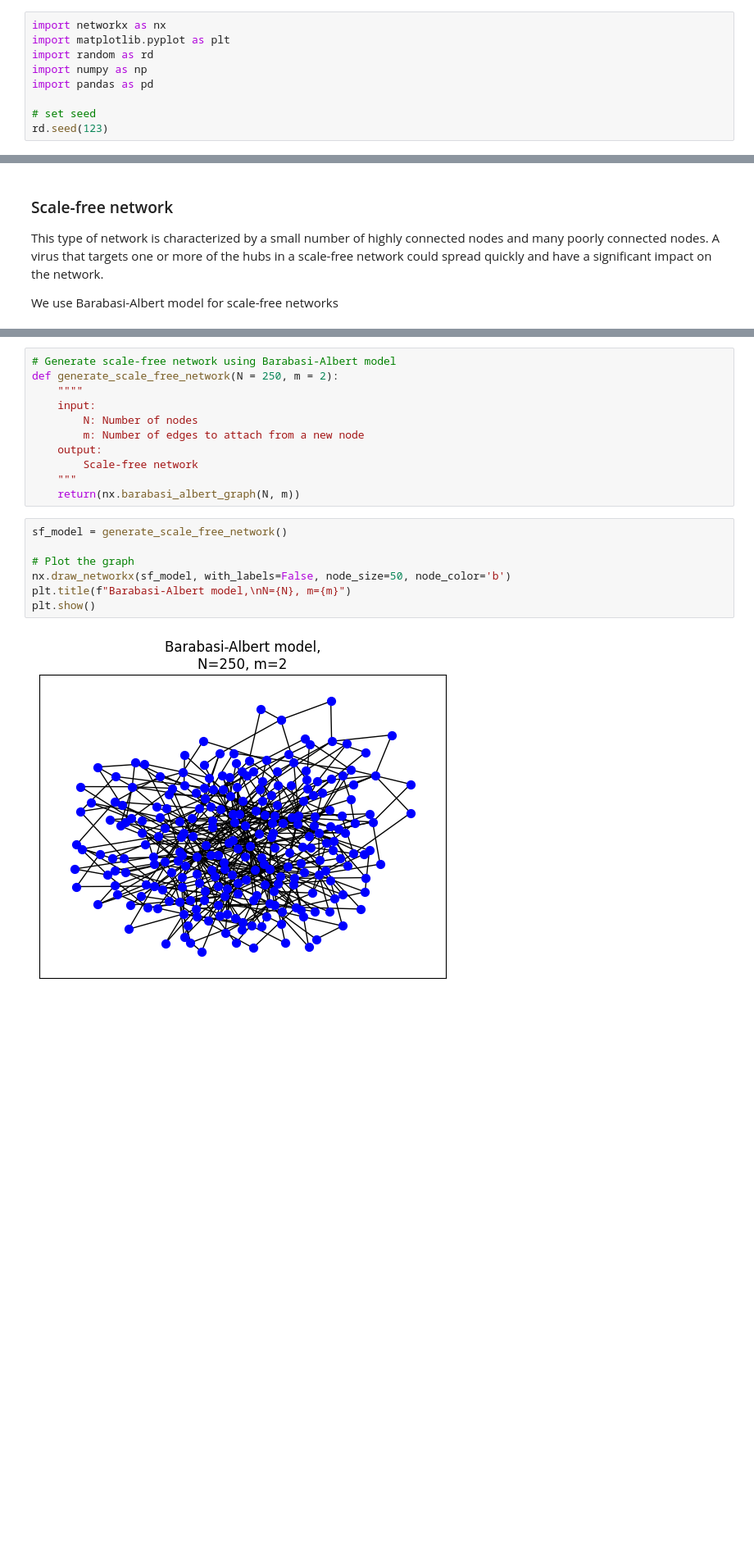
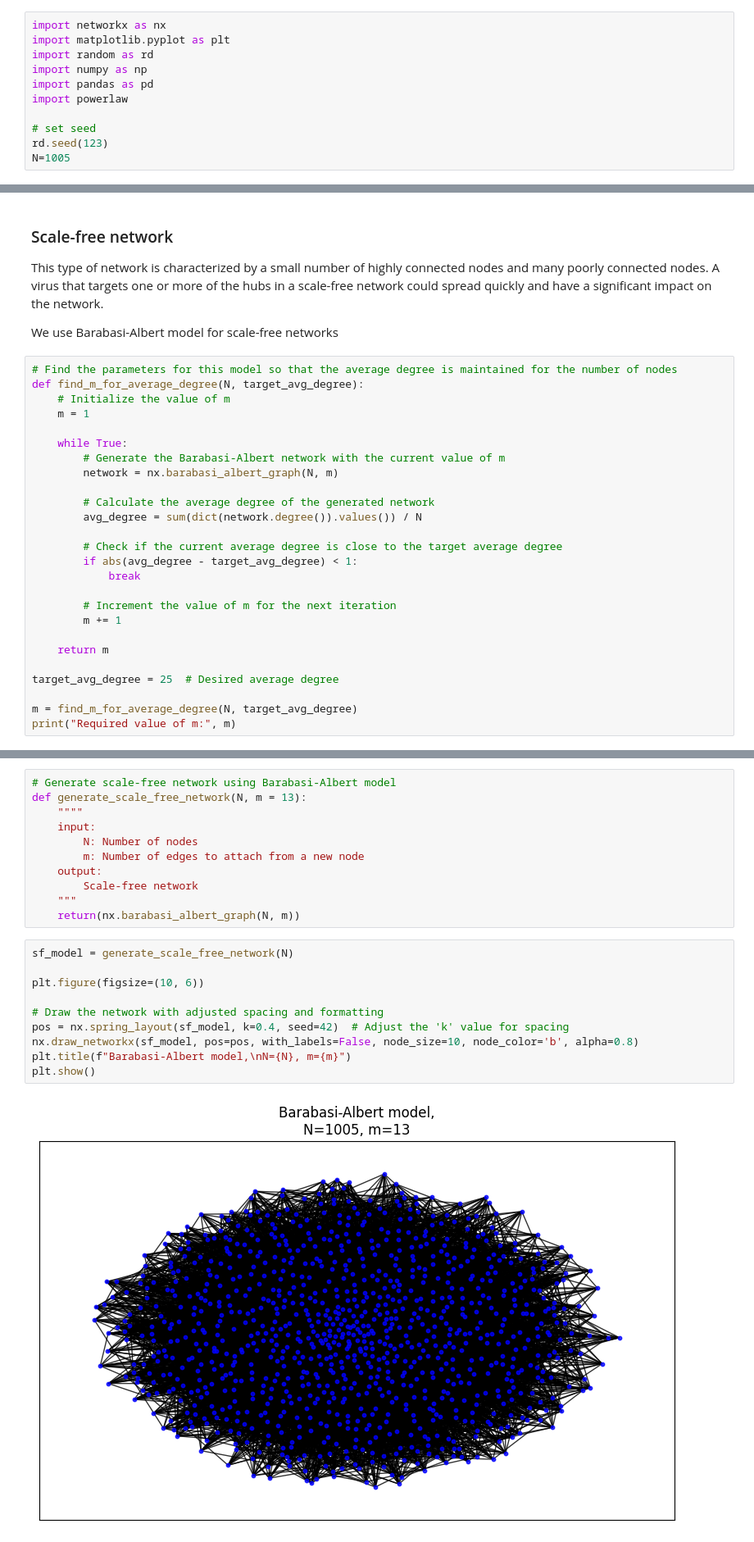
Before and after one commit to CopyKittyCode/sna_benchmarking, a Jupyter notebook: src/sna_benchmark.ipynb, the cells around one changed output, grey strips where cells are left out. Shown at 82% size. Drawn from its saved outputs; the diff is of its cells as text; blank space fills up the shorter version.

Commit message:
Plots

```diff
--- a/src/sna_benchmark.ipynb
+++ b/src/sna_benchmark.ipynb
@@ -20,6 +26,8 @@ import matplotlib.pyplot as plt
 import random as rd
 import numpy as np
 import pandas as pd
+import powerlaw
 
 # set seed
 rd.seed(123)
+N=1005
@@ -50,3 +90,29 @@ plt.show()
 This type of network is characterized by a small number of highly connected nodes and many poorly connected nodes. A virus that targets one or more of the hubs in a scale-free network could spread quickly and have a significant impact on the network.
 
 We use Barabasi-Albert model for scale-free networks
+# %%
+# Find the parameters for this model so that the average degree is maintained for the number of nodes
+def find_m_for_average_degree(N, target_avg_degree):
+    # Initialize the value of m
+    m = 1
+
+    while True:
+        # Generate the Barabasi-Albert network with the current value of m
+        network = nx.barabasi_albert_graph(N, m)
+
+        # Calculate the average degree of the generated network
+        avg_degree = sum(dict(network.degree()).values()) / N
+
+        # Check if the current average degree is close to the target average degree
+        if abs(avg_degree - target_avg_degree) < 1:
+            break
+
+        # Increment the value of m for the next iteration
+        m += 1
+
+    return m
+
+target_avg_degree = 25  # Desired average degree
+
+m = find_m_for_average_degree(N, target_avg_degree)
+print("Required value of m:", m)
@@ -53,6 +121,6 @@ We use Barabasi-Albert model for scale-free networks
 # %%
 # Generate scale-free network using Barabasi-Albert model
-def generate_scale_free_network(N = 250, m = 2):
+def generate_scale_free_network(N, m = 13):
     """"
     input:
         N: Number of nodes
@@ -62,11 +130,14 @@ def generate_scale_free_network(N = 250, m = 2):
     """
     return(nx.barabasi_albert_graph(N, m))
 # %%
-sf_model = generate_scale_free_network()
+sf_model = generate_scale_free_network(N)
 
-# Plot the graph
-nx.draw_networkx(sf_model, with_labels=False, node_size=50, node_color='b')
+plt.figure(figsize=(10, 6))
+
+# Draw the network with adjusted spacing and formatting
+pos = nx.spring_layout(sf_model, k=0.4, seed=42)  # Adjust the 'k' value for spacing
+nx.draw_networkx(sf_model, pos=pos, with_labels=False, node_size=10, node_color='b', alpha=0.8)
 plt.title(f"Barabasi-Albert model,\nN={N}, m={m}")
 plt.show()
 # %% [output]
-[figure, old version]
+[figure, new version]
```
Also changed, not shown: parts of 41 cells of this notebook, 1 other file.
